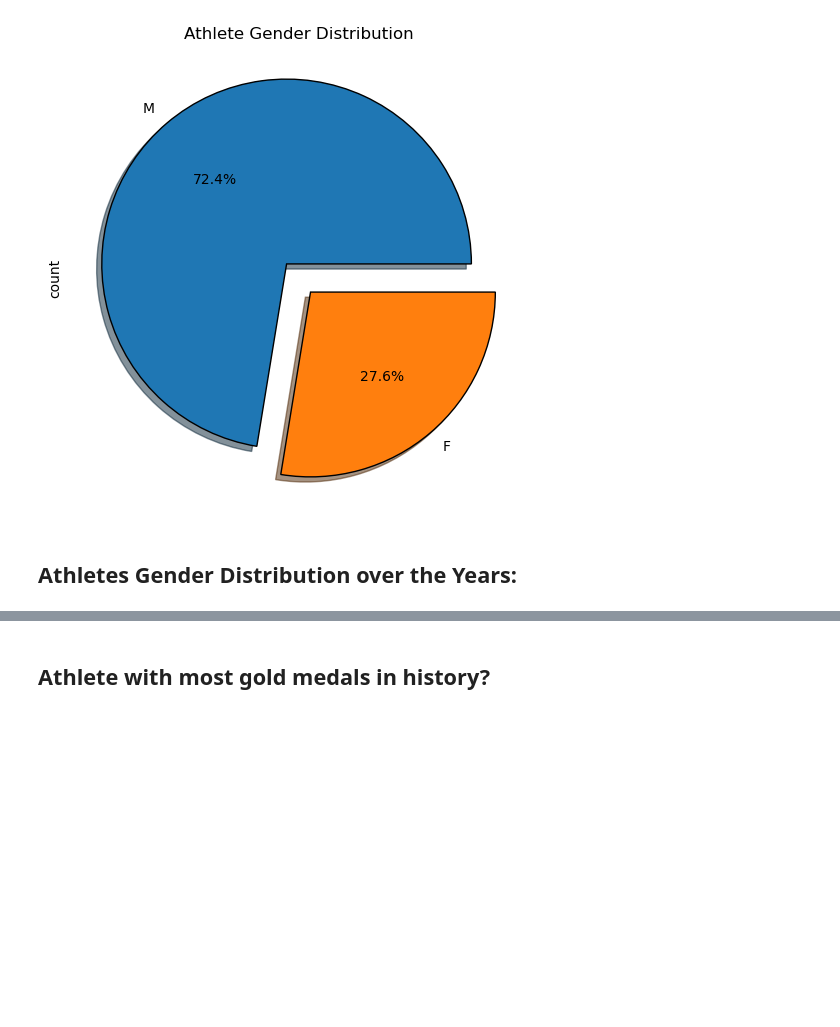
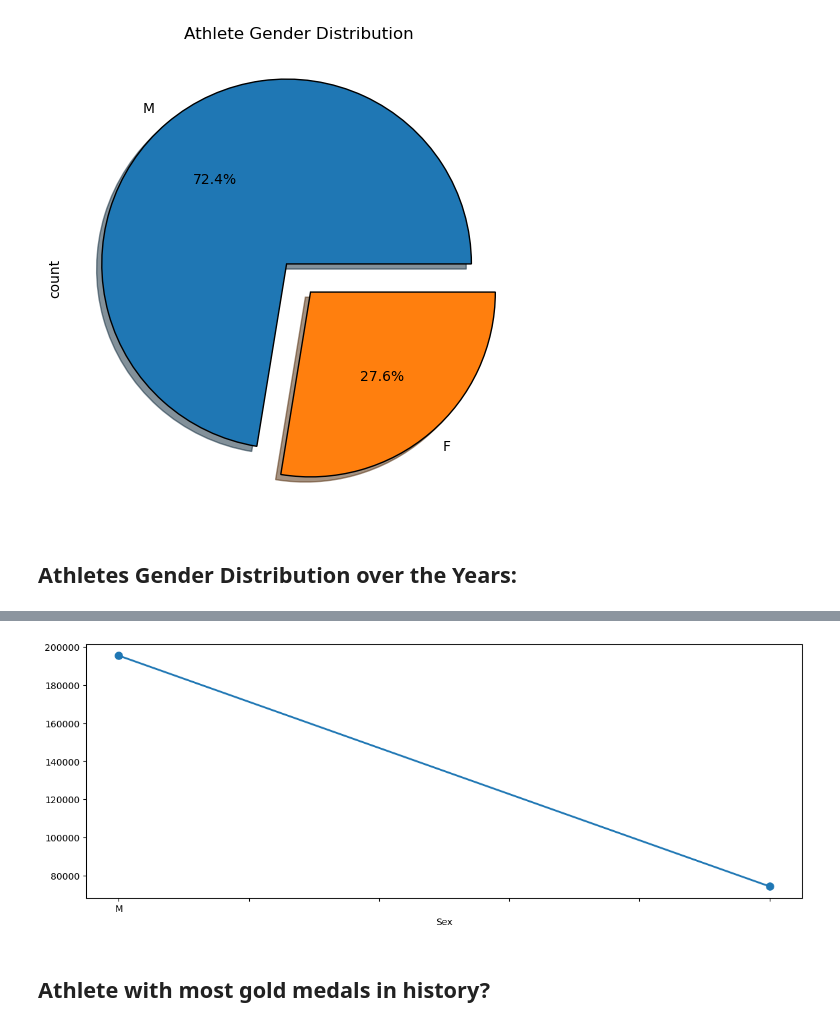
Before and after one commit to igooku/120-Years-of-Olympic-history-, a Jupyter notebook: 120 years of Olympic history analysis.ipynb, the cells around one changed output, grey strips where cells are left out. Saved outputs shown, nothing was run; the diff lists cells and outputs as text; code cells hidden in the pictures; blank space fills up the shorter version.

```diff
--- a/120 years of Olympic history analysis.ipynb
+++ b/120 years of Olympic history analysis.ipynb
@@ -261,3 +257,7 @@ TypeError: no numeric data to plot
+# %%
+df_olympic.set_index('Year')['Sex'].sort_index().value_counts().plot(figsize = [14,5], label = "India", marker='o', linestyle='-', linewidth=2, markersize=8);
+# %% [output]
+[figure, added]
 # %% [markdown]
 ##  Athlete with most gold medals in history?
 # %%
```
Also changed, not shown: parts of 7 cells of this notebook.
